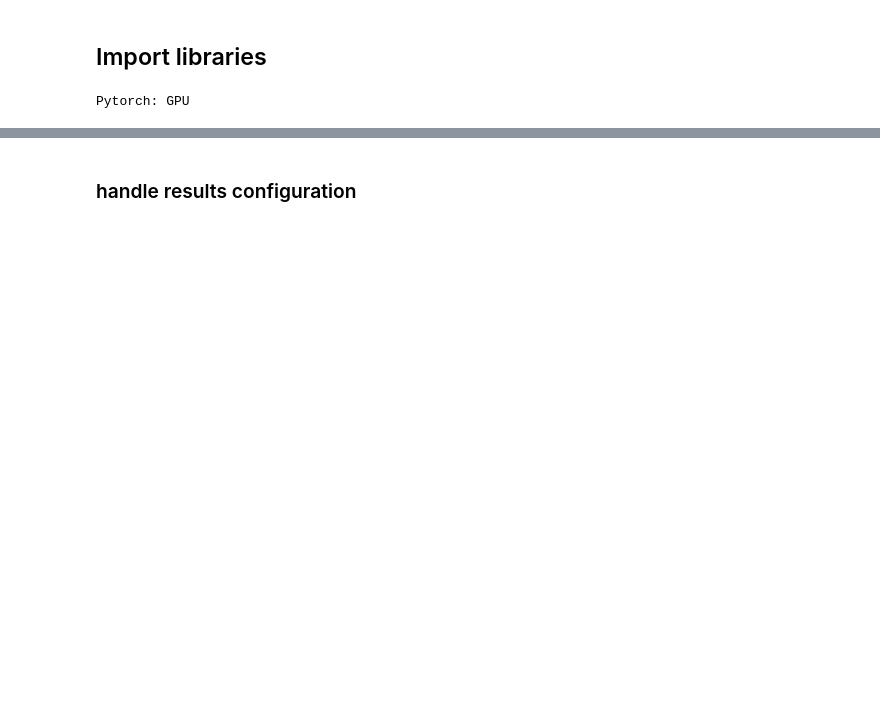
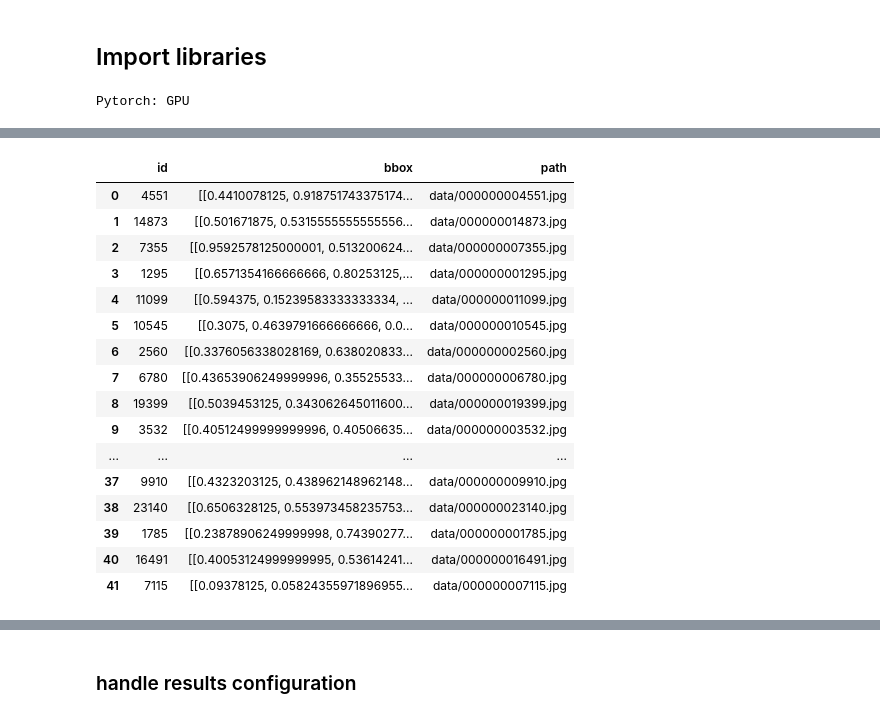
Before and after one commit to Uzair05/crowdDetection, a Jupyter notebook: CrowdCounting.ipynb, the cells around one changed output, grey strips where cells are left out. Saved outputs shown, nothing was run; the diff lists cells and outputs as text; code cells hidden in the pictures; blank space fills up the shorter version.

```diff
--- a/CrowdCounting.ipynb
+++ b/CrowdCounting.ipynb
@@ -23,5 +21,24 @@ Fusing layers...
 Model summary: 157 layers, 7012822 parameters, 0 gradients, 15.8 GFLOPs
 Adding AutoShape...
 # %%
-filepath = "coco_person_dataset/coco_downloaded_images/000000012120.jpg"
+test = pd.read_csv("./test.csv")
+test
+# %% [output]
+|  | id | bbox | path |
+| 0 | 4551 | [[0.4410078125, 0.918751743375174... | data/000000004551.jpg |
+| 1 | 14873 | [[0.501671875, 0.5315555555555556... | data/000000014873.jpg |
+| 2 | 7355 | [[0.9592578125000001, 0.513200624... | data/000000007355.jpg |
+| 3 | 1295 | [[0.6571354166666666, 0.80253125,... | data/000000001295.jpg |
+| 4 | 11099 | [[0.594375, 0.15239583333333334, ... | data/000000011099.jpg |
+| 5 | 10545 | [[0.3075, 0.4639791666666666, 0.0... | data/000000010545.jpg |
+| 6 | 2560 | [[0.3376056338028169, 0.638020833... | data/000000002560.jpg |
+| 7 | 6780 | [[0.43653906249999996, 0.35525533... | data/000000006780.jpg |
+| 8 | 19399 | [[0.5039453125, 0.343062645011600... | data/000000019399.jpg |
+| 9 | 3532 | [[0.40512499999999996, 0.40506635... | data/000000003532.jpg |
+| ... | ... | ... | ... |
+| 37 | 9910 | [[0.4323203125, 0.438962148962148... | data/000000009910.jpg |
+| 38 | 23140 | [[0.6506328125, 0.553973458235753... | data/000000023140.jpg |
+| 39 | 1785 | [[0.23878906249999998, 0.74390277... | data/000000001785.jpg |
+| 40 | 16491 | [[0.40053124999999995, 0.53614241... | data/000000016491.jpg |
+| 41 | 7115 | [[0.09378125, 0.05824355971896955... | data/000000007115.jpg |
 # %%
```
Also changed, not shown: parts of 8 cells of this notebook, 2 other files.
